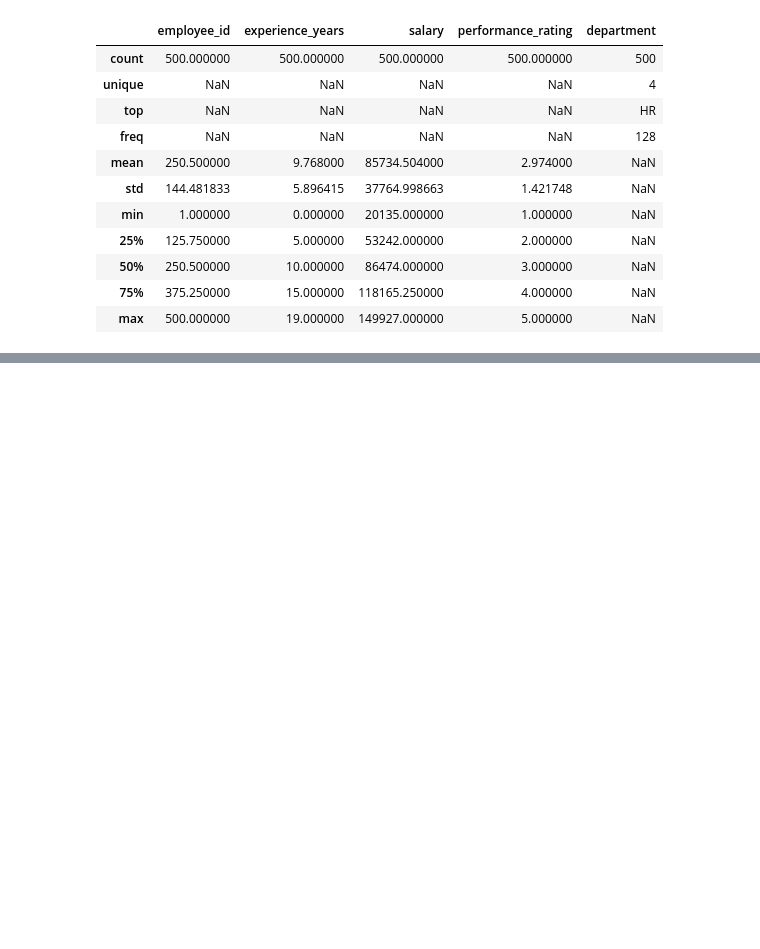
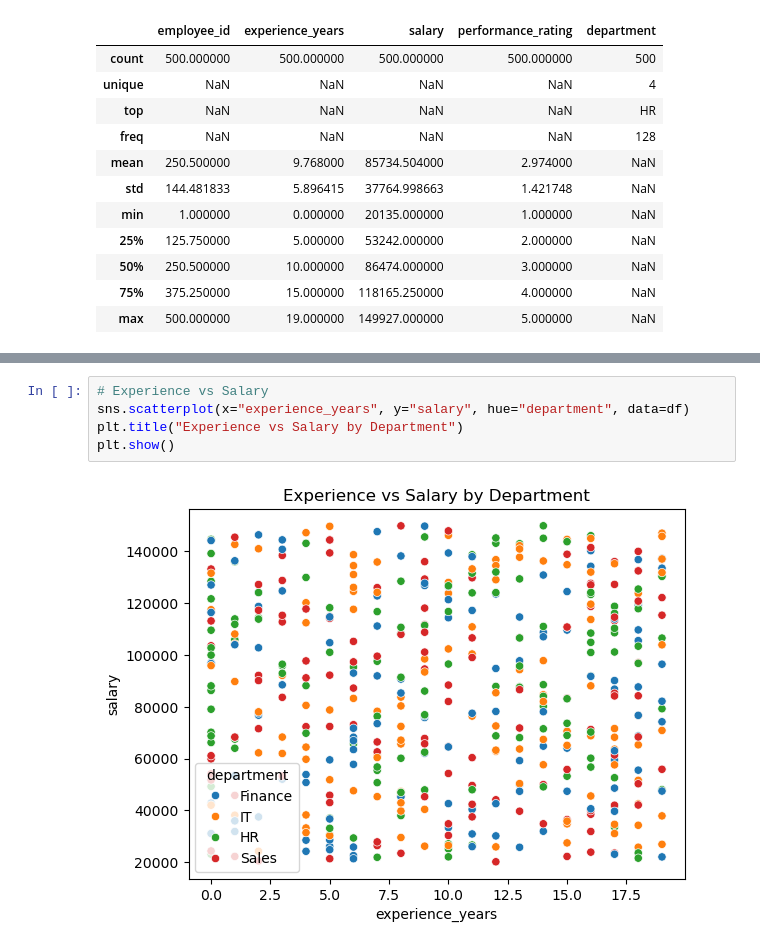
Before and after one commit to SeionixAi/RL-B102-Rejina-K-K, a Jupyter notebook: RL-tasks-1-2-3.ipynb, the cells around one changed output, grey strips where cells are left out. Saved outputs shown, nothing was run; the diff lists cells and outputs as text; blank space fills up the shorter version.

```diff
--- a/RL-tasks-1-2-3.ipynb
+++ b/RL-tasks-1-2-3.ipynb
@@ -1981,0 +2155,7 @@ df.describe(include="all")
+# %%
+# Experience vs Salary
+sns.scatterplot(x="experience_years", y="salary", hue="department", data=df)
+plt.title("Experience vs Salary by Department")
+plt.show()
+# %% [output]
+[figure, added]
```
Also changed, not shown: parts of 17 cells of this notebook, 1 other file.
